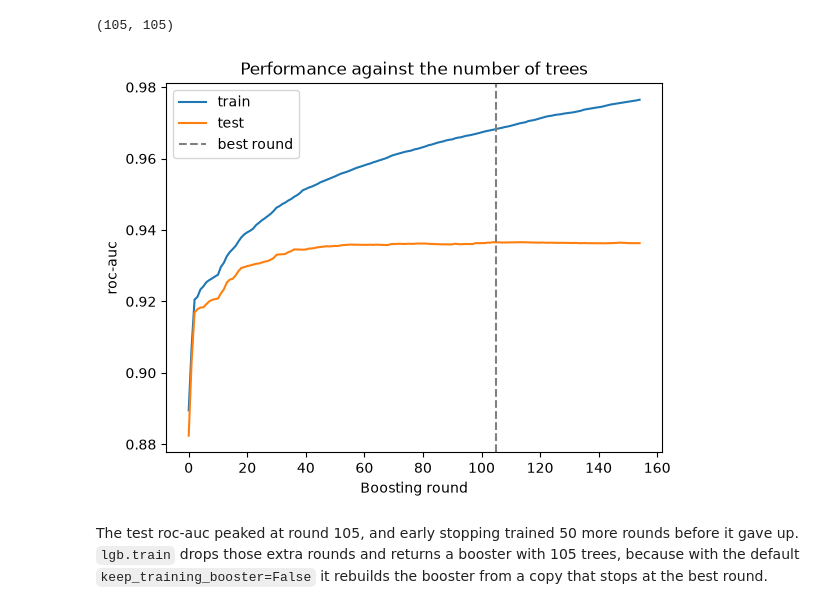
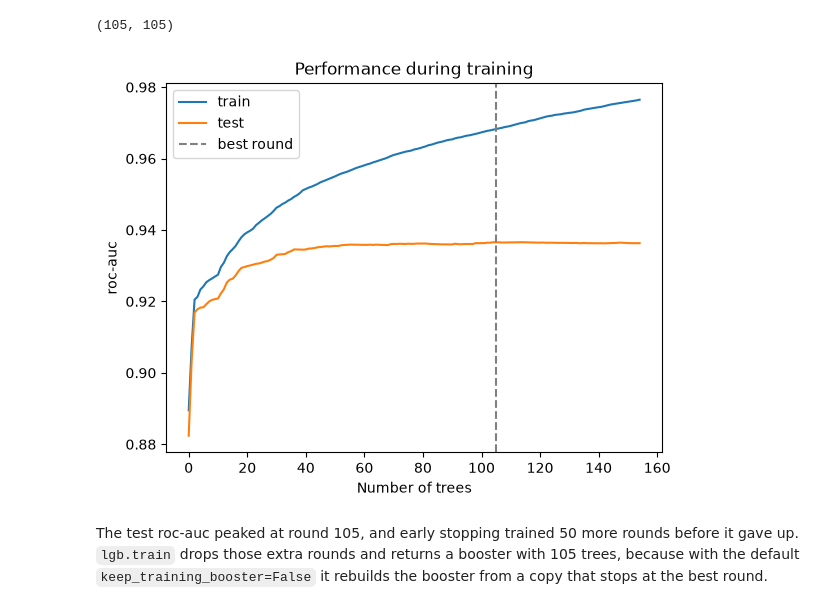
Before and after one commit to trainindata/master-tree-ensemble-models, a Jupyter notebook: 05-lightgbm/01-lightgbm-classification.ipynb, the cells around one changed output. Cells and saved outputs as stored; diff of their text form; code cells hidden in the pictures.

```diff
--- a/05-lightgbm/01-lightgbm-classification.ipynb
+++ b/05-lightgbm/01-lightgbm-classification.ipynb
@@ -142,14 +142,14 @@ booster.best_iteration, booster.num_trees()
 # %%
 plt.plot(evals_result["train"]["auc"], label="train")
 plt.plot(evals_result["test"]["auc"], label="test")
 plt.axvline(booster.best_iteration, color="grey", linestyle="dashed", label="best round")
-plt.xlabel("Boosting round")
+plt.xlabel("Number of trees")
 plt.ylabel("roc-auc")
-plt.title("Performance against the number of trees")
+plt.title("Performance during training")
 plt.legend()
 plt.show()
 # %% [output]
-[figure, old version]
+[figure, new version]
 # %% [markdown]
 The test roc-auc peaked at round 105, and early stopping trained 50 more rounds before it gave up. `lgb.train` drops those extra rounds and returns a booster with 105 trees, because with the default `keep_training_booster=False` it rebuilds the booster from a copy that stops at the best round.
 # %%
```
Also changed, not shown: parts of 5 cells of this notebook, 3 other files.
